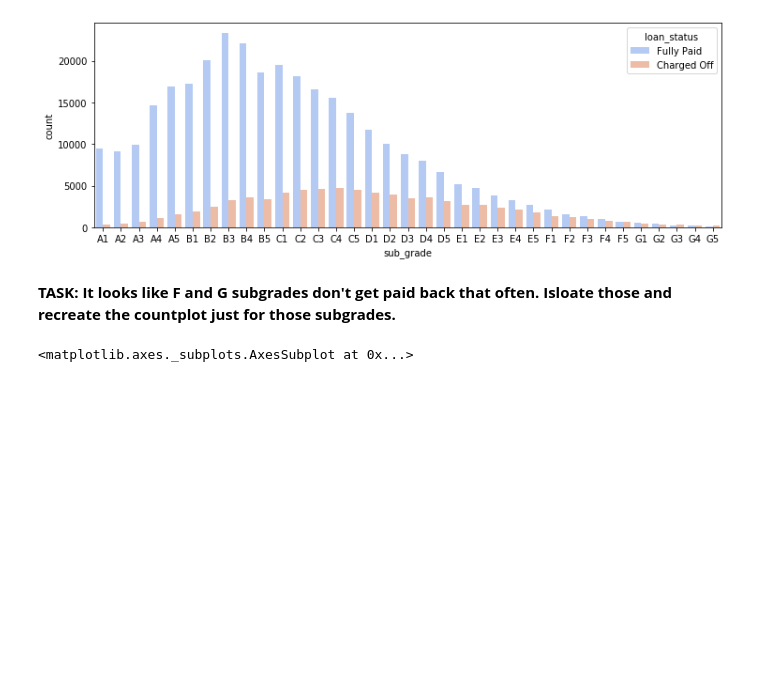
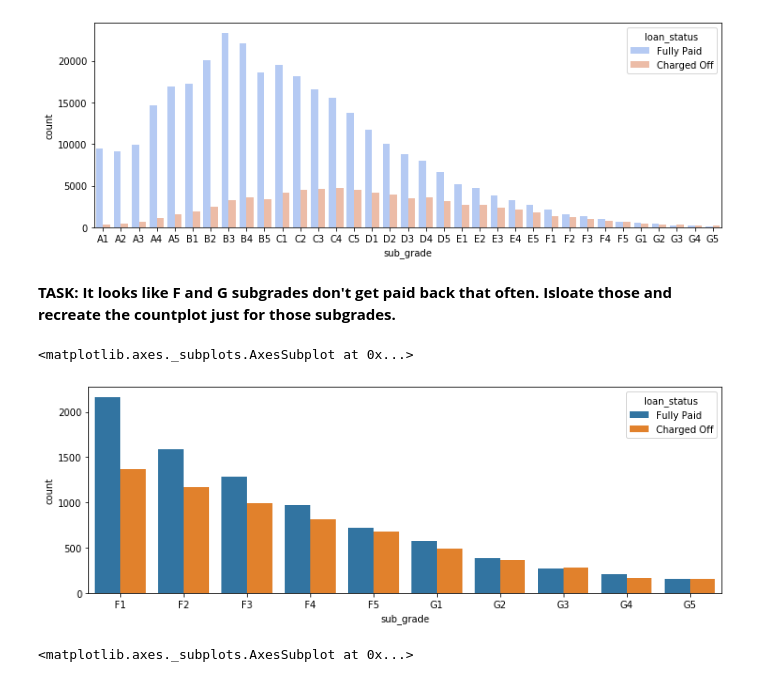
Before and after one commit to cheepong/Py_DS_ML_Bootcamp-master, a Jupyter notebook: 22-Deep Learning/TensorFlow_FILES/ANNs/03-Keras-Project-Exercise_attempt.ipynb, the cells around one changed output. Cells and saved outputs as stored; diff of their text form; code cells hidden in the pictures; blank space fills up the shorter version.

```diff
--- a/22-Deep Learning/TensorFlow_FILES/ANNs/03-Keras-Project-Exercise_attempt.ipynb
+++ b/22-Deep Learning/TensorFlow_FILES/ANNs/03-Keras-Project-Exercise_attempt.ipynb
@@ -427,3 +449,11 @@ df.groupby('loan_status')['loan_amnt'].describe()
+# %%
+# CODE HERE
+df_sub = df[(df['grade'] == 'F')| (df['grade'] == 'G')]
+plt.figure(figsize=[12,4])
+sns.countplot(x='sub_grade', data=df_sub, order=df_sub['sub_grade'].sort_values().unique(), hue = 'loan_status')
+# %% [output]
+<matplotlib.axes._subplots.AxesSubplot at 0x...>
+[figure, added]
 # %%
 # %% [output]
 <matplotlib.axes._subplots.AxesSubplot at 0x...>
```
Also changed, not shown: parts of 104 cells of this notebook, 2 other files.
